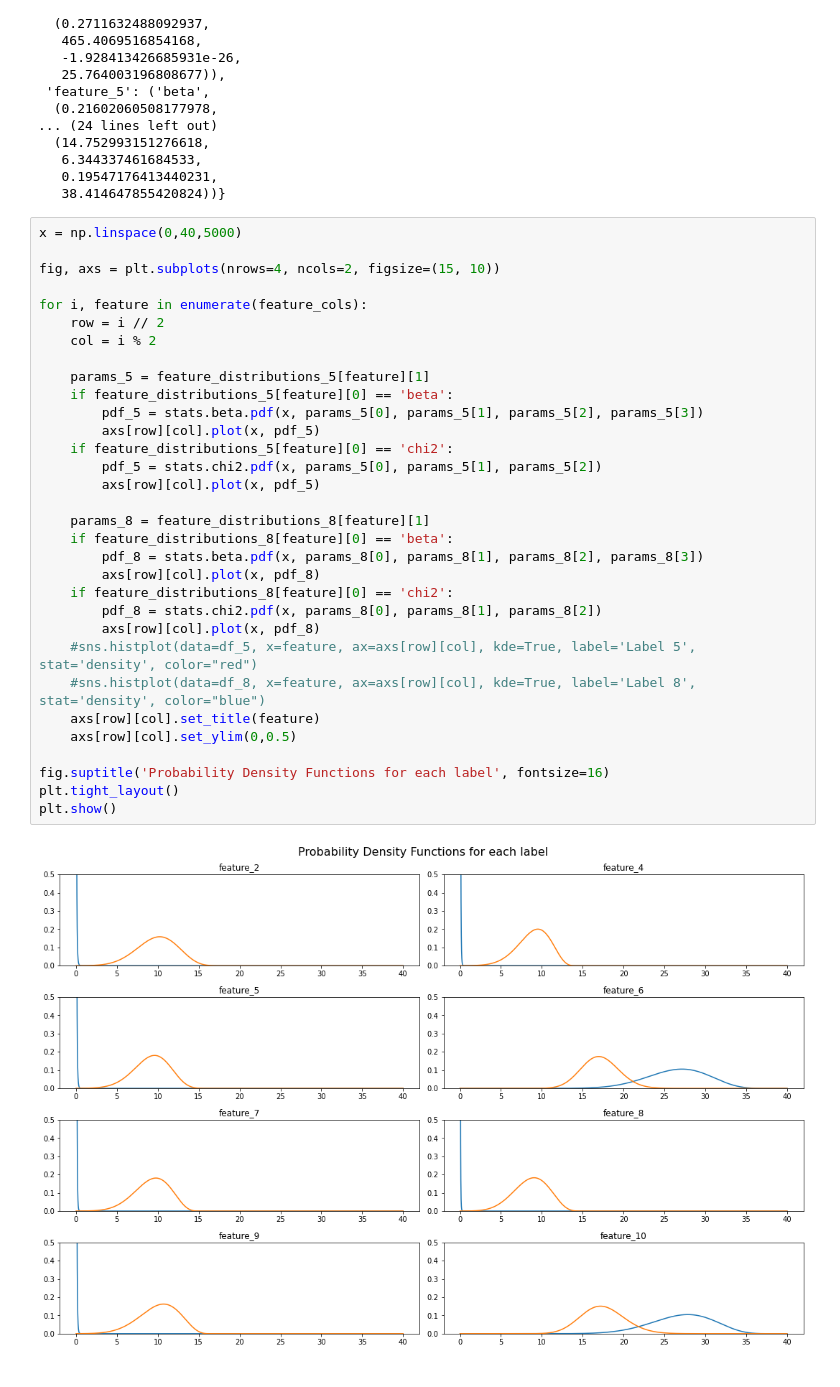
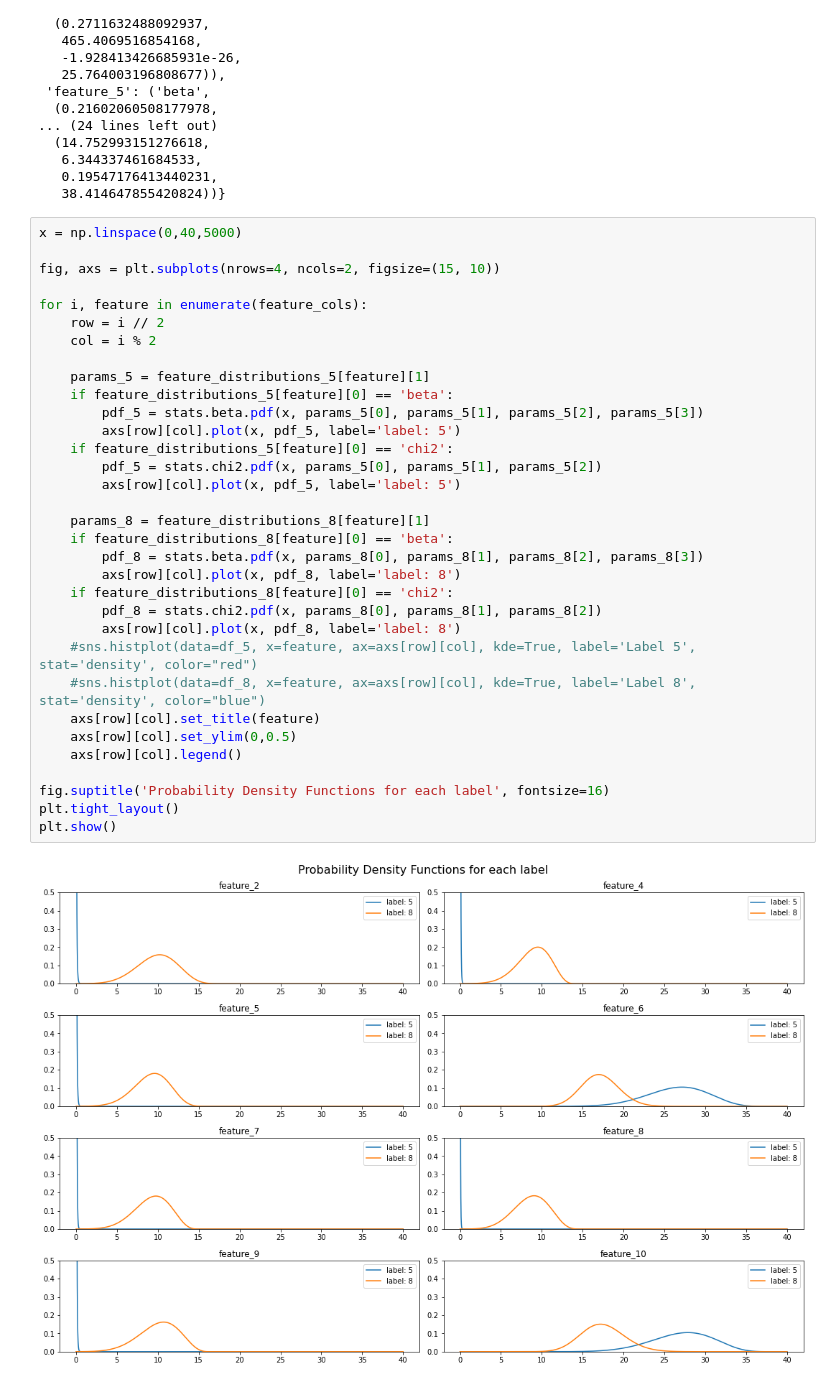
Before and after one commit to jnshzk/CCM_project, a Jupyter notebook: distributions.ipynb, the cells around one changed output. Saved outputs shown, nothing was run; the diff lists cells and outputs as text.

```diff
--- a/distributions.ipynb
+++ b/distributions.ipynb
@@ -184,34 +184,35 @@ feature_distributions_5
 # %%
 x = np.linspace(0,40,5000)
 
 fig, axs = plt.subplots(nrows=4, ncols=2, figsize=(15, 10))
 
 for i, feature in enumerate(feature_cols):
     row = i // 2
     col = i % 2
 
     params_5 = feature_distributions_5[feature][1]
     if feature_distributions_5[feature][0] == 'beta':
         pdf_5 = stats.beta.pdf(x, params_5[0], params_5[1], params_5[2], params_5[3])
-        axs[row][col].plot(x, pdf_5)
+        axs[row][col].plot(x, pdf_5, label='label: 5')
     if feature_distributions_5[feature][0] == 'chi2':
         pdf_5 = stats.chi2.pdf(x, params_5[0], params_5[1], params_5[2])
-        axs[row][col].plot(x, pdf_5)
+        axs[row][col].plot(x, pdf_5, label='label: 5')
 
     params_8 = feature_distributions_8[feature][1]
     if feature_distributions_8[feature][0] == 'beta':
         pdf_8 = stats.beta.pdf(x, params_8[0], params_8[1], params_8[2], params_8[3])
-        axs[row][col].plot(x, pdf_8)
+        axs[row][col].plot(x, pdf_8, label='label: 8')
     if feature_distributions_8[feature][0] == 'chi2':
         pdf_8 = stats.chi2.pdf(x, params_8[0], params_8[1], params_8[2])
-        axs[row][col].plot(x, pdf_8)
+        axs[row][col].plot(x, pdf_8, label='label: 8')
     #sns.histplot(data=df_5, x=feature, ax=axs[row][col], kde=True, label='Label 5', stat='density', color="red")
     #sns.histplot(data=df_8, x=feature, ax=axs[row][col], kde=True, label='Label 8', stat='density', color="blue")
     axs[row][col].set_title(feature)
     axs[row][col].set_ylim(0,0.5)
+    axs[row][col].legend()
 
 fig.suptitle('Probability Density Functions for each label', fontsize=16)
 plt.tight_layout()
 plt.show()
 # %% [output]
-[figure, old version]
+[figure, new version]
```
